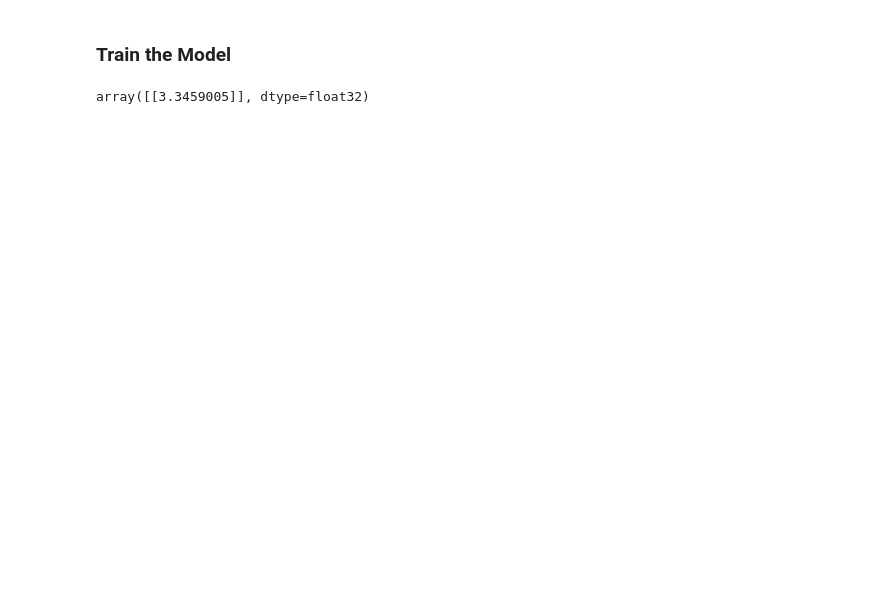
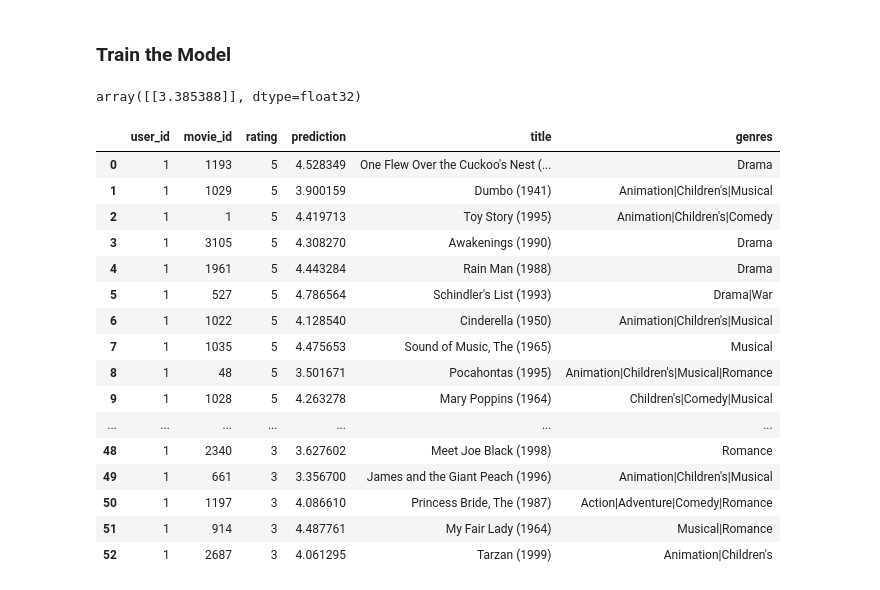
Before and after one commit to GentleTomZerg/RecommendationSystem-DeepLearning-MF, a Jupyter notebook: DeepLearningMFModel.ipynb, the cells around one changed output. Saved outputs shown, nothing was run; the diff lists cells and outputs as text; code cells hidden in the pictures; blank space fills up the shorter version.

```diff
--- a/DeepLearningMFModel.ipynb
+++ b/DeepLearningMFModel.ipynb
@@ -175,12 +175,6 @@ SVG(model_to_dot(trained_model,  show_shapes=True, show_layer_names=True, rankdi
 def predict_rating(user_id, movie_id):
     return trained_model.predict([np.array([user_id]), np.array([movie_id])])
 # %%
-predict_rating(1,1)
+predict_rating(1,150)
 # %% [output]
-array([[3.3459005]], dtype=float32)
+array([[3.385388]], dtype=float32)
-# %%
-user_ratings = ratings[ratings['user_id'] == TEST_USER][['user_id', 'movie_id', 'rating']]
-
-for index, row in user_ratings.iterrows():
-    rate = predict_rating(row['movie_id'], TEST_USER)
-    user_ratings['prediction'] = rate[0][0]
@@ -193,3 +181,34 @@ user_ratings.sort_values(by='rating',
+# %%
+# Function to predict the ratings given User ID and Movie ID
+def rate(trained_model, user_id, item_id):
+        return trained_model.predict([np.array([user_id]), np.array([item_id])])[0][0]
+def predict_rating(user_id, movie_id):
+    return rate(trained_model, user_id - 1, movie_id - 1)
+user_ratings = ratings[ratings['user_id'] == TEST_USER][['user_id', 'movie_id', 'rating']]
+user_ratings['prediction'] = user_ratings.apply(lambda x: predict_rating(TEST_USER, x['movie_id']), axis=1)
+user_ratings.sort_values(by='rating',
+                         ascending=False).merge(movies,
+                                                on='movie_id',
+                                                how='inner',
+                                                suffixes=['_u', '_m'])
+# %% [output]
+|  | user_id | movie_id | rating | prediction | title | genres |
+| 0 | 1 | 1193 | 5 | 4.528349 | One Flew Over the Cuckoo's Nest (... | Drama |
+| 1 | 1 | 1029 | 5 | 3.900159 | Dumbo (1941) | Animation|Children's|Musical |
+| 2 | 1 | 1 | 5 | 4.419713 | Toy Story (1995) | Animation|Children's|Comedy |
+| 3 | 1 | 3105 | 5 | 4.308270 | Awakenings (1990) | Drama |
+| 4 | 1 | 1961 | 5 | 4.443284 | Rain Man (1988) | Drama |
+| 5 | 1 | 527 | 5 | 4.786564 | Schindler's List (1993) | Drama|War |
+| 6 | 1 | 1022 | 5 | 4.128540 | Cinderella (1950) | Animation|Children's|Musical |
+| 7 | 1 | 1035 | 5 | 4.475653 | Sound of Music, The (1965) | Musical |
+| 8 | 1 | 48 | 5 | 3.501671 | Pocahontas (1995) | Animation|Children's|Musical|Romance |
+| 9 | 1 | 1028 | 5 | 4.263278 | Mary Poppins (1964) | Children's|Comedy|Musical |
+| ... | ... | ... | ... | ... | ... | ... |
+| 48 | 1 | 2340 | 3 | 3.627602 | Meet Joe Black (1998) | Romance |
+| 49 | 1 | 661 | 3 | 3.356700 | James and the Giant Peach (1996) | Animation|Children's|Musical |
+| 50 | 1 | 1197 | 3 | 4.086610 | Princess Bride, The (1987) | Action|Adventure|Comedy|Romance |
+| 51 | 1 | 914 | 3 | 4.487761 | My Fair Lady (1964) | Musical|Romance |
+| 52 | 1 | 2687 | 3 | 4.061295 | Tarzan (1999) | Animation|Children's |
 # %%
 
 recommendations = ratings[ratings['movie_id'].isin(user_ratings['movie_id']) == False][['movie_id']].drop_duplicates()
```
Also changed, not shown: parts of 4 cells of this notebook.
